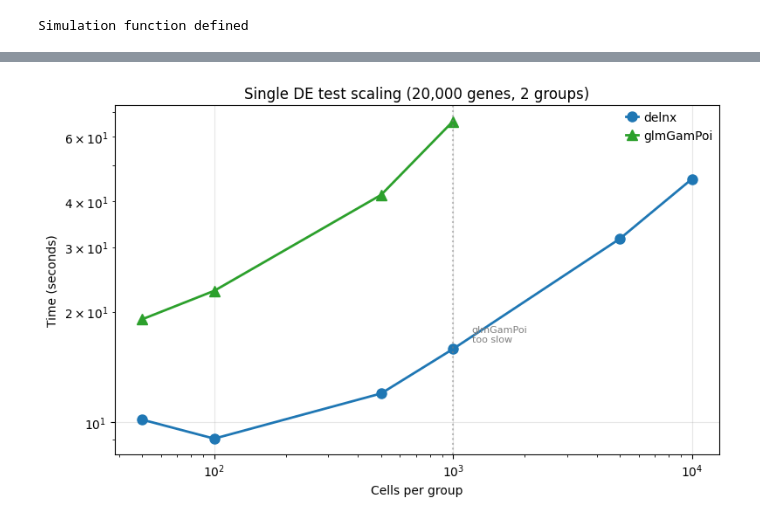
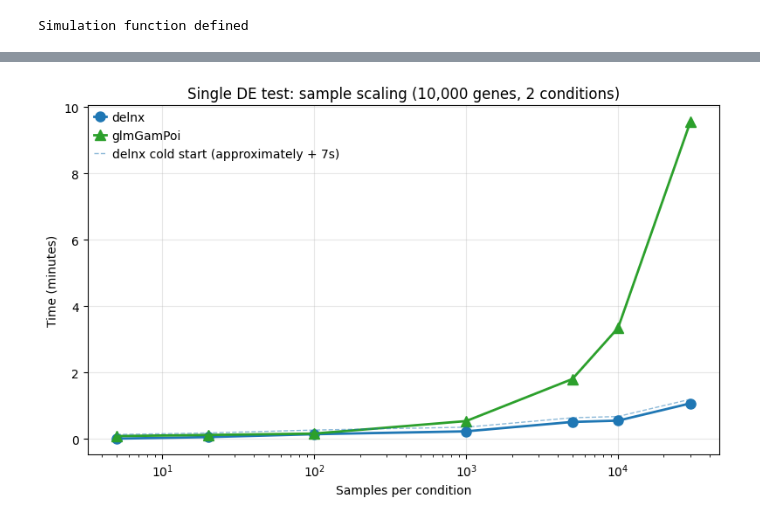
Before and after one commit to mlbelab/delnx, a Jupyter notebook: docs/notebooks/benchmark.ipynb, the cells around one changed output, grey strips where cells are left out. Cells and saved outputs as stored; diff of their text form; code cells hidden in the pictures.

```diff
--- a/docs/notebooks/benchmark.ipynb
+++ b/docs/notebooks/benchmark.ipynb
@@ -207,9 +200,11 @@ print("Simulation function defined")
 # %% [output]
 Simulation function defined
 # %%
-# Warm up JAX JIT cache
+# Measure cold start (JIT compilation) time
+t0 = time.time()
 adata_warmup = simulate_pseudobulk(1000, 2, 3)
 fit_warmup = dx.tl.nb_fit(adata_warmup, condition_key="condition", reference="cond_0", verbose=False)
 _ = dx.tl.nb_test(adata_warmup, fit_warmup, contrast="condition[T.cond_1]")
-print("JIT warmup complete")
+jit_warmup_time = time.time() - t0
+print(f"JIT warmup (cold start): {jit_warmup_time:.1f}s")
 # %% [output]
@@ -290,26 +278,24 @@ print("\n" + pivot.to_string())
 # %%
 fig, ax = plt.subplots(figsize=(8, 5))
 
 for method, style in [("delnx", dict(color="#1f77b4", marker="o")), ("glmGamPoi", dict(color="#2ca02c", marker="^"))]:
-    sub = cell_df[cell_df["method"] == method].sort_values("cells_per_group")
-    ax.plot(sub["cells_per_group"], sub["time"], label=method, linewidth=2, markersize=8, **style)
+    sub = sample_df[sample_df["method"] == method].sort_values("samples_per_cond")
+    ax.plot(sub["samples_per_cond"], sub["time"] / 60, label=method, linewidth=2, markersize=8, **style)
+# Also plot cold start as separate line
+sub = sample_df[sample_df["method"] == "delnx"].sort_values("samples_per_cond")
+ax.plot(sub["samples_per_cond"], (sub["time"] + jit_warmup_time) / 60, color="#1f77b4", linestyle="--", linewidth=1, alpha=0.5,
+        label=f"delnx cold start (approximately + {jit_warmup_time:.0f}s)")
 
-ax.set_xlabel("Cells per group")
-ax.set_ylabel("Time (seconds)")
-ax.set_title(f"Single DE test scaling ({N_GENES:,} genes, 2 groups)")
+ax.set_xlabel("Samples per condition")
+ax.set_ylabel("Time (minutes)")
+ax.set_title(f"Single DE test: sample scaling ({N_GENES:,} genes, 2 conditions)")
+# Scale x axis logarithmically
 ax.set_xscale("log")
-ax.set_yscale("log")
 ax.legend()
 ax.grid(True, alpha=0.3)
-
-# Annotate the delnx-only region
-if any(c > GLMGAMPOI_MAX_CELLS for c in cells_per_group):
-    ax.axvline(GLMGAMPOI_MAX_CELLS, color="grey", linestyle=":", alpha=0.5)
-    ax.text(GLMGAMPOI_MAX_CELLS * 1.2, ax.get_ylim()[0] * 2, "glmGamPoi\ntoo slow",
-            fontsize=8, color="grey", va="bottom")
 
 plt.tight_layout()
 plt.show()
 plt.close()
 # %% [output]
-[figure, old version]
+[figure, new version]
```
Also changed, not shown: parts of 15 cells of this notebook, 3 other files.
